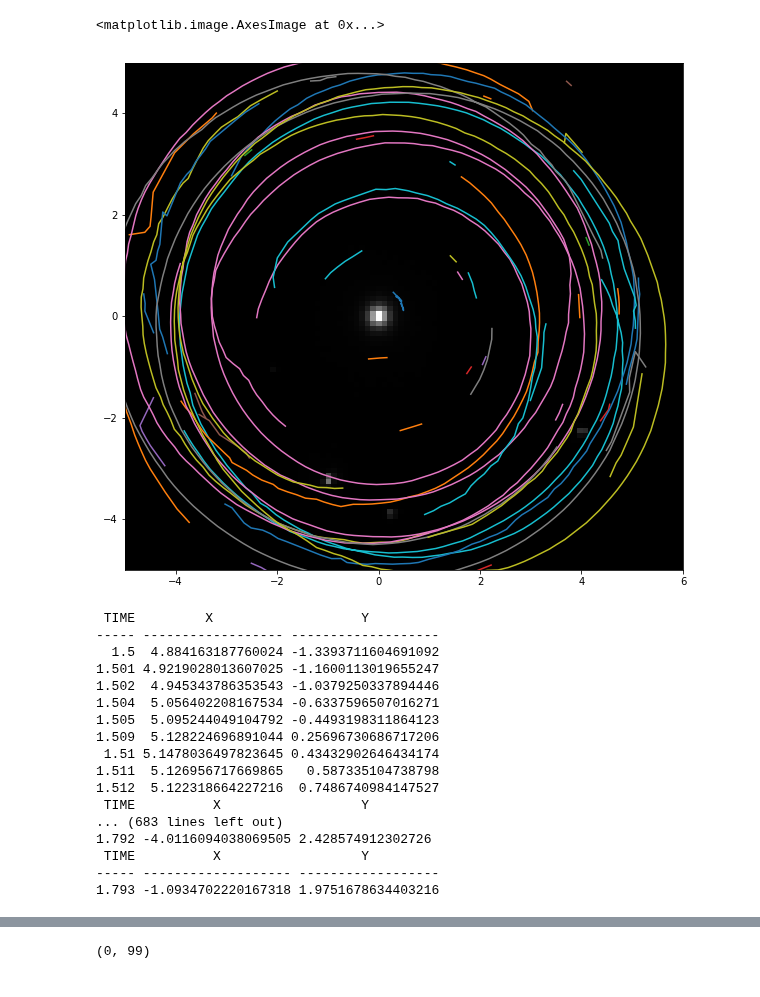
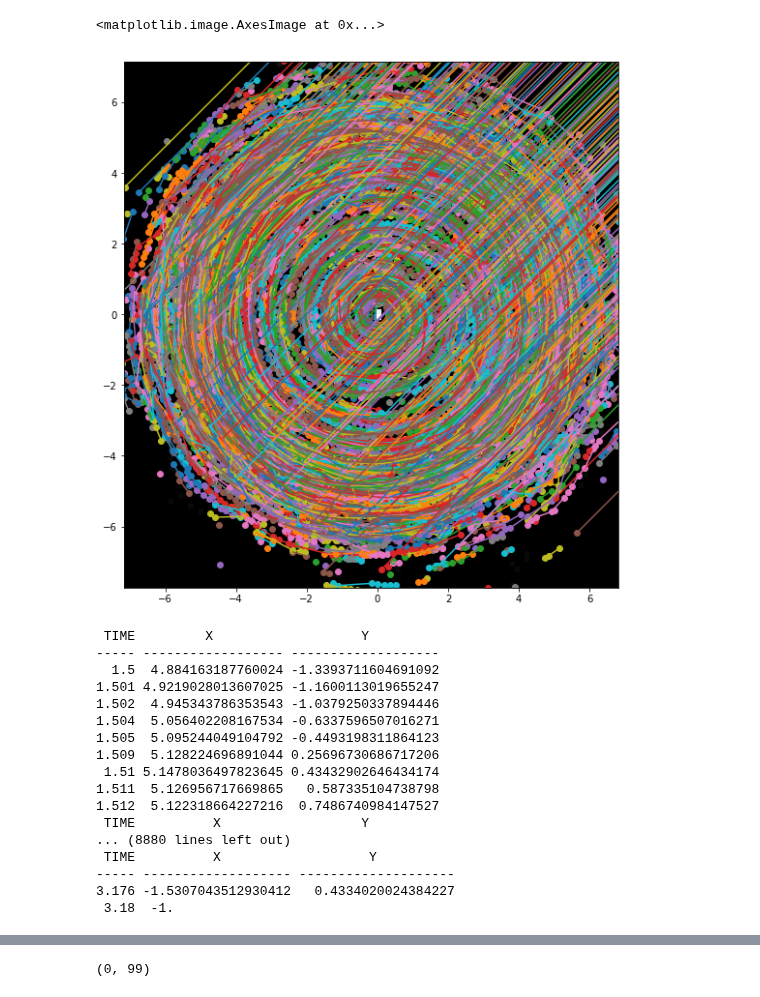
Before and after one commit to BethanyGarver/clumpy-star-formation, a Jupyter notebook: ClusterFinderPhotutils-checkpoint.ipynb, the cells around one changed output, grey strips where cells are left out. Cells and saved outputs as stored; diff of their text form; code cells hidden in the pictures.

```diff
--- a/ClusterFinderPhotutils-checkpoint.ipynb
+++ b/ClusterFinderPhotutils-checkpoint.ipynb
@@ -149,7 +150,7 @@ def TrackClumps(oldClumps,xcoords,ycoords,stars):
                         yi = cyrot[i]
                         xj = newest[1]
                         yj = newest[2]
-                        if (xi-xj)**2+(yi-yj)**2<0.25 and clumpsrho[i]>0.5:
+                        if (xi-xj)**2+(yi-yj)**2<0.25 and clumpsrho[i]>0.3:
                             inclump = ((stars['XROT']-leftx[i])**2+(stars['YROT']-lefty[i])**2<0.09)
                             clumpStars = stars[inclump] #only includes stars in clump
                             clump.append([start,xcoords[lefti[i]],ycoords[lefti[i]]])
@@ -164,7 +165,7 @@ def TrackClumps(oldClumps,xcoords,ycoords,stars):
             lefty = np.array(yleft)
             lefti = ileft
     for i in range(0,len(lefti)): #add clumps that don't match older ones to the end of the list
-        if leftx[i]**2+lefty[i]**2>0.25:
+        if leftx[i]**2+lefty[i]**2>0.09:
             inclump = ((stars['XROT']-leftx[i])**2+(stars['YROT']-lefty[i])**2<0.09)
             clumpStars = stars[inclump] #only includes stars in clump
             clumps.append([list(clumpStars['INDEX']),[start,xcoords[lefti[i]],ycoords[lefti[i]]]])
@@ -181,7 +182,7 @@ dt = 0.001
 clumps = []
 oldClumps = []
 
-for refTime in range(15,19):
+for refTime in range(15,41):
     print('refTime = {}'.format(refTime))
     # Read snapshot file
     snapshot = FitsRead(refTime)
@@ -201,7 +202,7 @@ for refTime in range(15,19):
     medians[w] = 0
     vDisk = UnivariateSpline(edges,medians,~w)
 
-    while round(start*10)==refTime and start<1.795:
+    while round(start*10)==refTime and start<4:
         #Find stars that formed in time interval
         end = start+5*dt
         newStars = StarsInInterval(txyz,start,end)
@@ -257,18 +266,19 @@ refTime = 18
 # %%
 #Plot locations of clumps through time
 plt.figure(figsize=(10,10))
 for i in clumps:
     x = []
     y = []
     for j in i:
         if len(j)==3:
             x.append(j[1])
             y.append(j[2])
     plt.plot(x,y)
+    plt.scatter(x,y)
 plt.imshow(im, cmap='Greys_r', extent=extent)
 # %% [output]
 <matplotlib.image.AxesImage at 0x...>
-[figure, old version]
+[figure, new version]
 # %%
 # Print x and y locations of clumps
 for i in clumps:
@@ -290,11 +300,11 @@ for i in clumps:
 1.511  5.126956717669865   0.587335104738798
 1.512  5.122318664227216  0.7486740984147527
  TIME          X                  Y
-... (683 lines left out)
-1.792 -4.0116094038069505 2.428574912302726
- TIME          X                  Y
------ ------------------- ------------------
-1.793 -1.0934702220167318 1.9751678634403216
+... (8880 lines left out)
+ TIME          X                   Y
+----- ------------------- --------------------
+3.176 -1.5307043512930412   0.4334020024384227
+ 3.18  -1.
 # %%
 plt.figure(figsize=(10,10))
 snapshot = FitsRead(18)
```
Also changed, not shown: parts of 5 cells of this notebook.
